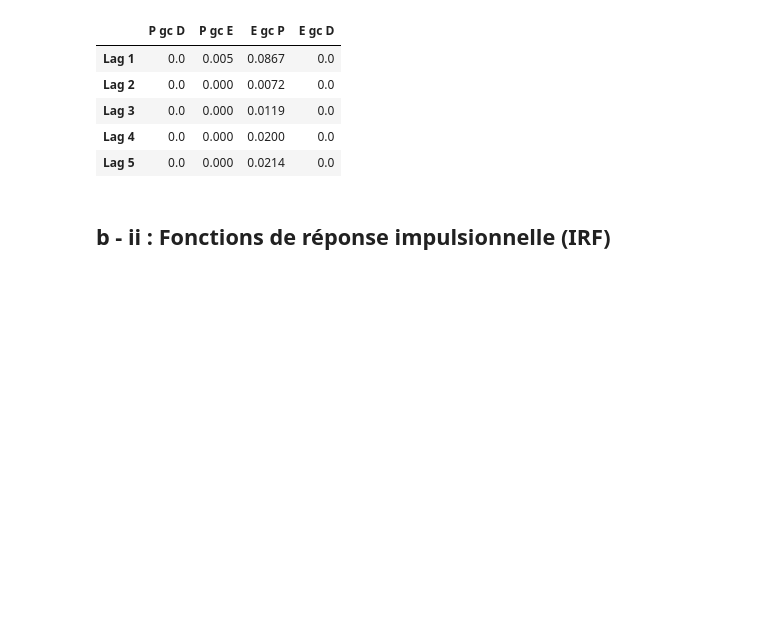
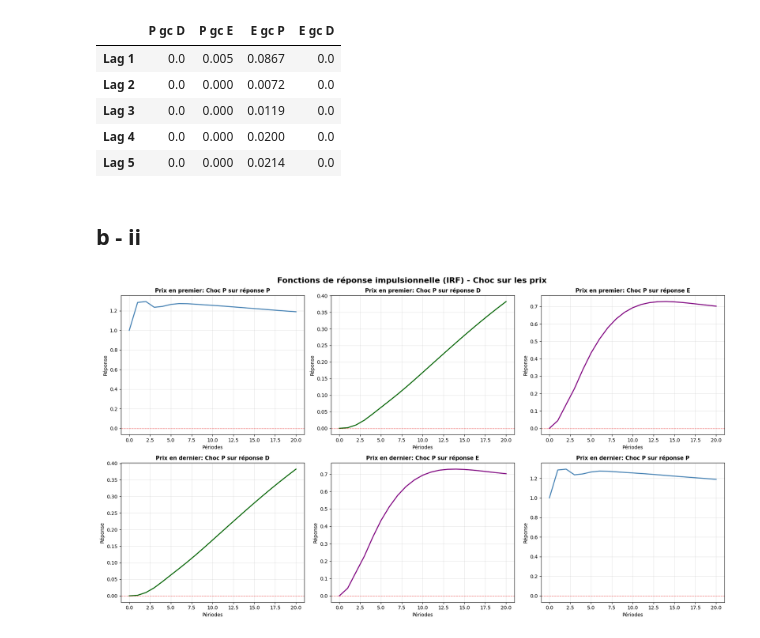
Before and after one commit to Lilas-Bertot/EXAMEN-FINAL, a Jupyter notebook: Q2.ipynb, the cells around one changed output. Drawn from its saved outputs; the diff is of its cells as text; code cells hidden in the pictures; blank space fills up the shorter version.

```diff
--- a/Q2.ipynb
+++ b/Q2.ipynb
@@ -544,4 +544,79 @@ gc: granger cause
 | Lag 4 | 0.0 | 0.000 | 0.0200 | 0.0 |
 | Lag 5 | 0.0 | 0.000 | 0.0214 | 0.0 |
 # %% [markdown]
-## b - ii : Fonctions de réponse impulsionnelle (IRF)
+## b - ii
+# %%
+# VAR avec prix en premier : P, D, E
+df_var_P_first = df_var[['log_P', 'log_D', 'log_E']]
+var_P_first = VAR(df_var_P_first).fit(optimal_lag)
+
+# VAR avec prix en dernier : D, E, P
+df_var_P_last = df_var[['log_D', 'log_E', 'log_P']]
+var_P_last = VAR(df_var_P_last).fit(optimal_lag)
+# %%
+# IRF pour prix en premier
+irf_P_first = var_P_first.irf(periods=20)
+
+# IRF pour prix en dernier
+irf_P_last = var_P_last.irf(periods=20)
+
+# Graphiques des IRF pour un choc sur les prix
+fig, axes = plt.subplots(2, 3, figsize=(18, 10))
+fig.suptitle('Fonctions de réponse impulsionnelle (IRF) - Choc sur les prix', fontsize=16, fontweight='bold')
+
+periods = np.arange(21)
+
+# Prix en premier
+# Choc sur P (indice 0) et réponse de P (indice 0)
+axes[0, 0].plot(periods, irf_P_first.irfs[:, 0, 0], linewidth=2, color='steelblue')
+axes[0, 0].axhline(y=0, color='red', linestyle='--', linewidth=1, alpha=0.5)
+axes[0, 0].set_title('Prix en premier: Choc P sur réponse P', fontsize=11, fontweight='bold')
+axes[0, 0].set_xlabel('Périodes')
+axes[0, 0].set_ylabel('Réponse')
+axes[0, 0].grid(True, alpha=0.3)
+
+# Choc sur P (indice 0) et réponse de D (indice 1)
+axes[0, 1].plot(periods, irf_P_first.irfs[:, 1, 0], linewidth=2, color='darkgreen')
+axes[0, 1].axhline(y=0, color='red', linestyle='--', linewidth=1, alpha=0.5)
+axes[0, 1].set_title('Prix en premier: Choc P sur réponse D', fontsize=11, fontweight='bold')
+axes[0, 1].set_xlabel('Périodes')
+axes[0, 1].set_ylabel('Réponse')
+axes[0, 1].grid(True, alpha=0.3)
+
+# Choc sur P (indice 0) et réponse de E (indice 2)
+axes[0, 2].plot(periods, irf_P_first.irfs[:, 2, 0], linewidth=2, color='purple')
+axes[0, 2].axhline(y=0, color='red', linestyle='--', linewidth=1, alpha=0.5)
+axes[0, 2].set_title('Prix en premier: Choc P sur réponse E', fontsize=11, fontweight='bold')
+axes[0, 2].set_xlabel('Périodes')
+axes[0, 2].set_ylabel('Réponse')
+axes[0, 2].grid(True, alpha=0.3)
+
+# Prix en DERNIER ç
+# Choc sur P (indice 2) et réponse de D (indice 0)
+axes[1, 0].plot(periods, irf_P_last.irfs[:, 0, 2], linewidth=2, color='darkgreen')
+axes[1, 0].axhline(y=0, color='red', linestyle='--', linewidth=1, alpha=0.5)
+axes[1, 0].set_title('Prix en dernier: Choc P sur réponse D', fontsize=11, fontweight='bold')
+axes[1, 0].set_xlabel('Périodes')
+axes[1, 0].set_ylabel('Réponse')
+axes[1, 0].grid(True, alpha=0.3)
+
+# Choc sur P (indice 2) et réponse de E (indice 1)
+axes[1, 1].plot(periods, irf_P_last.irfs[:, 1, 2], linewidth=2, color='purple')
+axes[1, 1].axhline(y=0, color='red', linestyle='--', linewidth=1, alpha=0.5)
+axes[1, 1].set_title('Prix en dernier: Choc P sur réponse E', fontsize=11, fontweight='bold')
+axes[1, 1].set_xlabel('Périodes')
+axes[1, 1].set_ylabel('Réponse')
+axes[1, 1].grid(True, alpha=0.3)
+
+# Choc sur P (indice 2) et réponse de P (indice 2)
+axes[1, 2].plot(periods, irf_P_last.irfs[:, 2, 2], linewidth=2, color='steelblue')
+axes[1, 2].axhline(y=0, color='red', linestyle='--', linewidth=1, alpha=0.5)
+axes[1, 2].set_title('Prix en dernier: Choc P sur réponse P', fontsize=11, fontweight='bold')
+axes[1, 2].set_xlabel('Périodes')
+axes[1, 2].set_ylabel('Réponse')
+axes[1, 2].grid(True, alpha=0.3)
+
+plt.tight_layout()
+plt.show()
+# %% [output]
+[figure, added]
```
Also changed, not shown: parts of 2 cells of this notebook, 1 other file.
